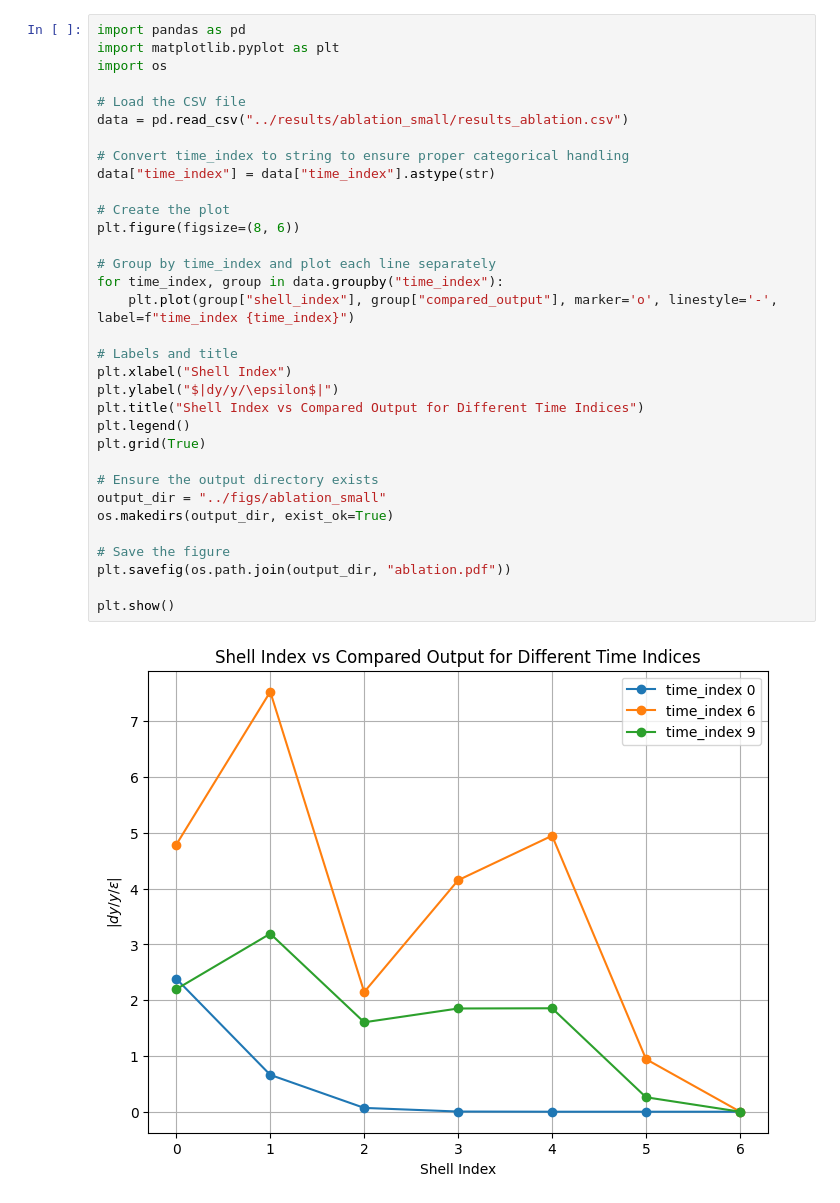
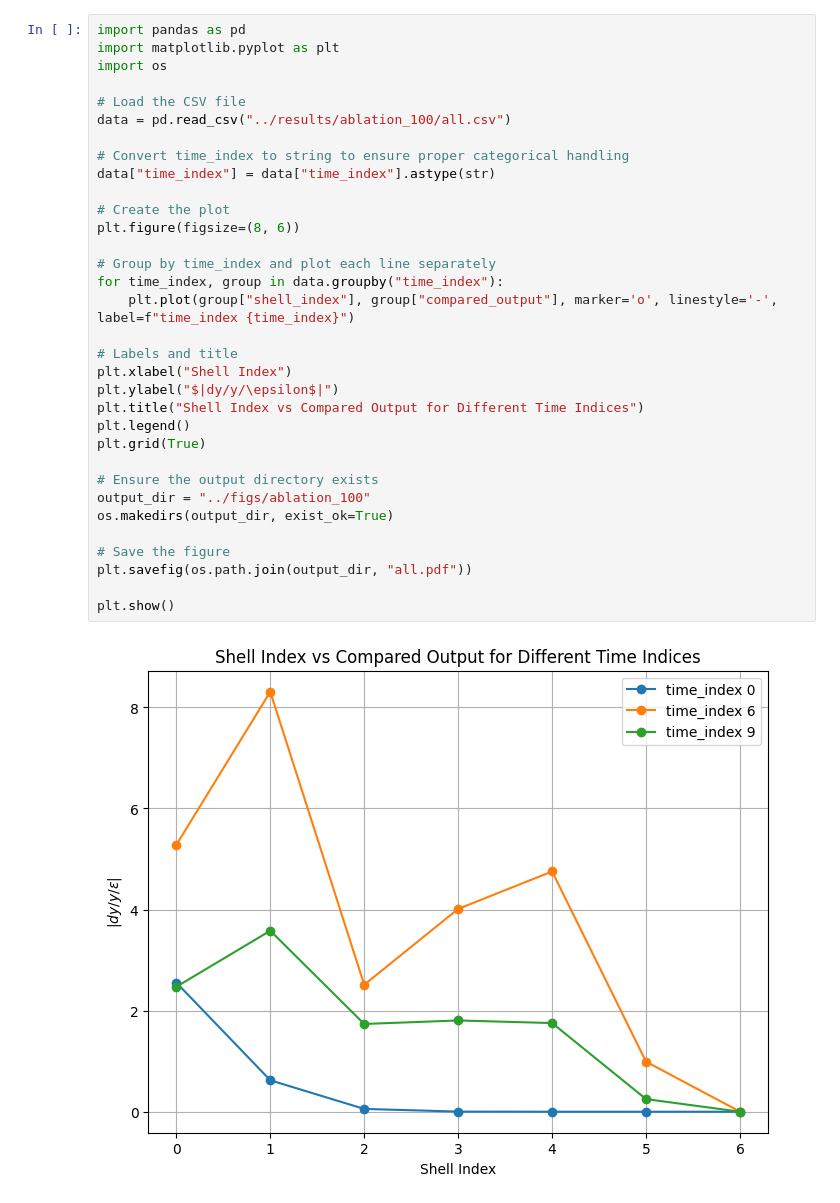
Before and after one commit to knagaitsev/deepmind-research, a Jupyter notebook: glassy_dynamics/analysis/ablation.ipynb, the cells around one changed output. Drawn from its saved outputs; the diff is of its cells as text.

Commit message:
add results for ablation of both A and B with 100 particles

```diff
--- a/glassy_dynamics/analysis/ablation.ipynb
+++ b/glassy_dynamics/analysis/ablation.ipynb
@@ -2,34 +2,34 @@
 import pandas as pd
 import matplotlib.pyplot as plt
 import os
 
 # Load the CSV file
-data = pd.read_csv("../results/ablation_small/results_ablation.csv")
+data = pd.read_csv("../results/ablation_100/all.csv")
 
 # Convert time_index to string to ensure proper categorical handling
 data["time_index"] = data["time_index"].astype(str)
 
 # Create the plot
 plt.figure(figsize=(8, 6))
 
 # Group by time_index and plot each line separately
 for time_index, group in data.groupby("time_index"):
     plt.plot(group["shell_index"], group["compared_output"], marker='o', linestyle='-', label=f"time_index {time_index}")
 
 # Labels and title
 plt.xlabel("Shell Index")
 plt.ylabel("$|dy/y/\epsilon$|")
 plt.title("Shell Index vs Compared Output for Different Time Indices")
 plt.legend()
 plt.grid(True)
 
 # Ensure the output directory exists
-output_dir = "../figs/ablation_small"
+output_dir = "../figs/ablation_100"
 os.makedirs(output_dir, exist_ok=True)
 
 # Save the figure
-plt.savefig(os.path.join(output_dir, "ablation.pdf"))
+plt.savefig(os.path.join(output_dir, "all.pdf"))
 
 plt.show()
 # %% [output]
-[figure, old version]
+[figure, new version]
```
Also changed, not shown: 1 other file.
